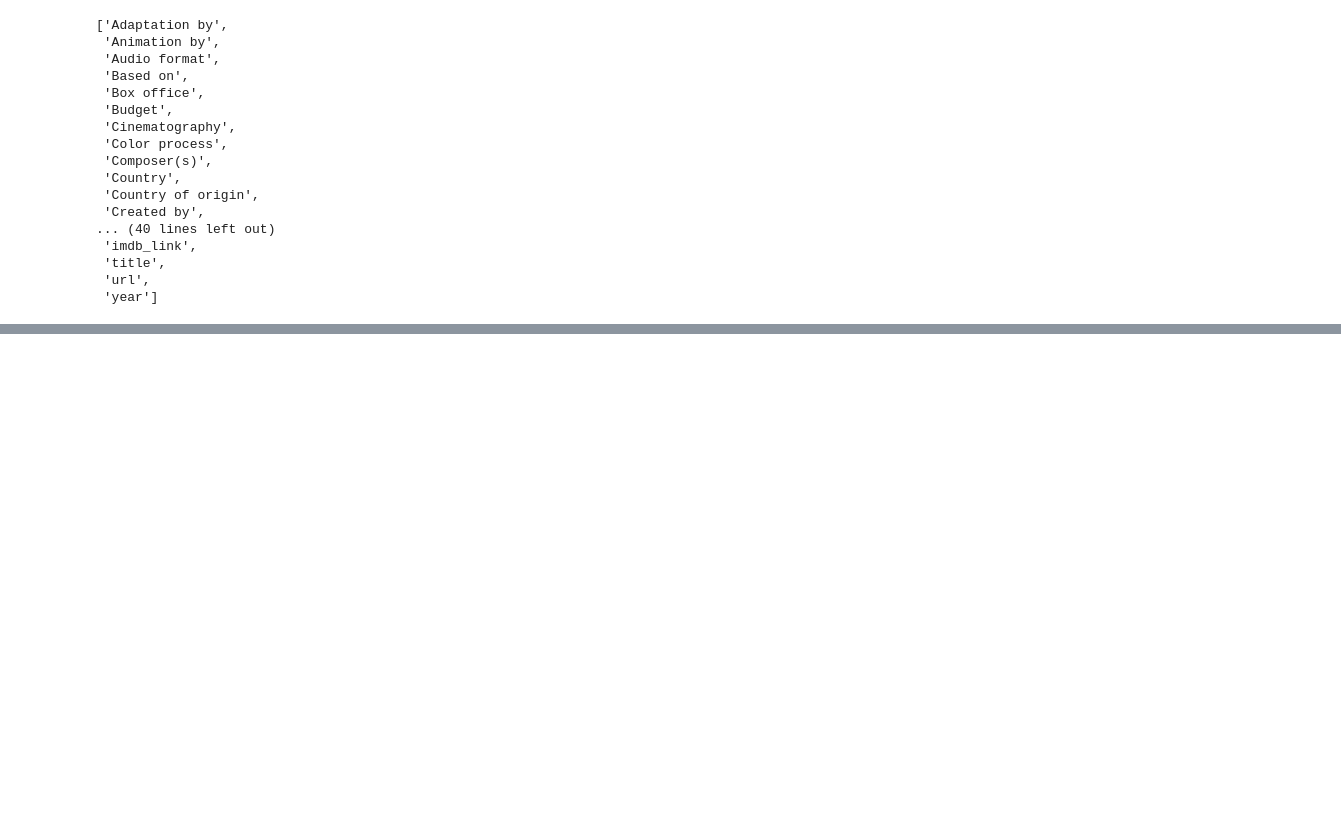
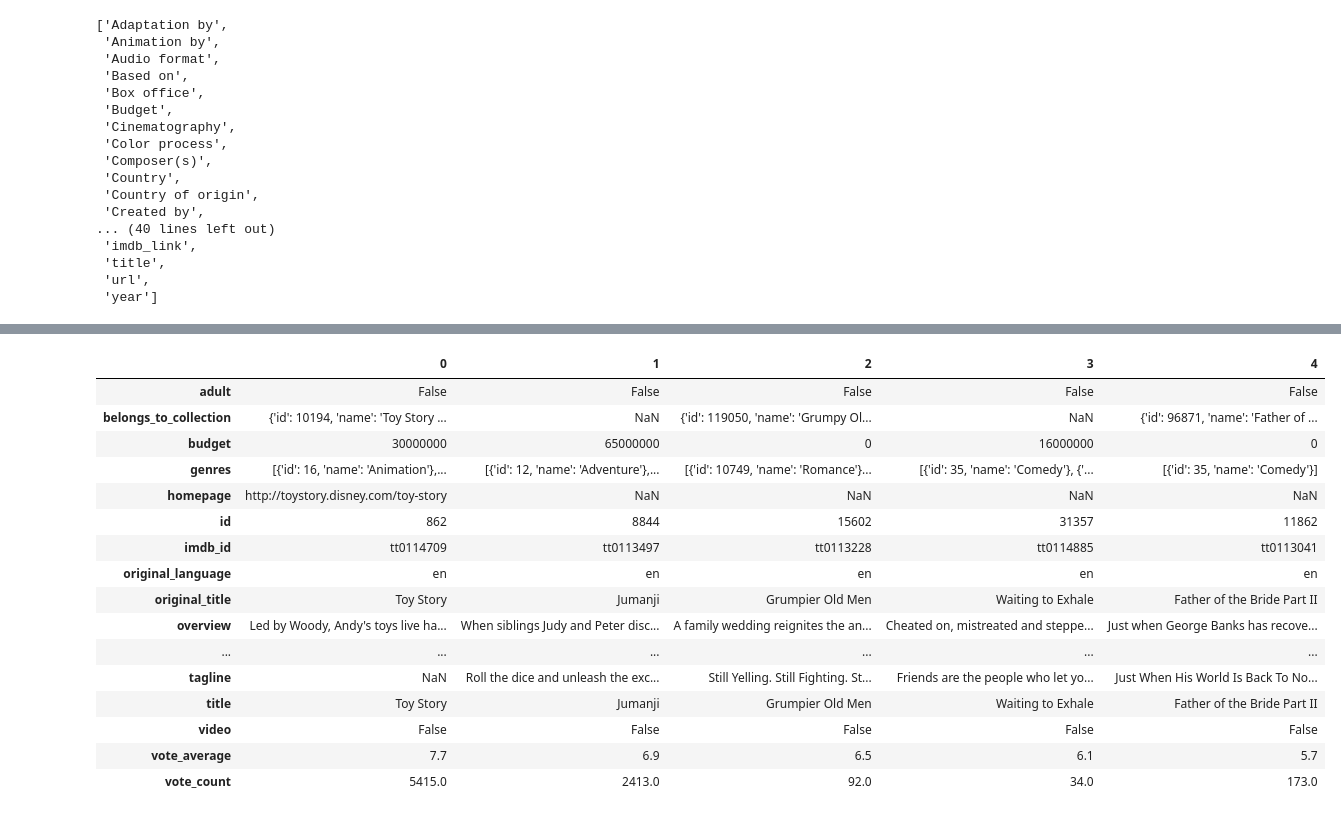
Before and after one commit to kevin-eapen/Movies-ETL, a Jupyter notebook: Movies-ETL.ipynb, the cells around one changed output, grey strips where cells are left out. Saved outputs shown, nothing was run; the diff lists cells and outputs as text; code cells hidden in the pictures; blank space fills up the shorter version.

```diff
--- a/Movies-ETL.ipynb
+++ b/Movies-ETL.ipynb
@@ -290,0 +831,20 @@ sorted(wiki_movies_df.columns.tolist())
+# %%
+kaggle_metadata.head().T
+# %% [output]
+|  | 0 | 1 | 2 | 3 | 4 |
+| adult | False | False | False | False | False |
+| belongs_to_collection | {'id': 10194, 'name': 'Toy Story ... | NaN | {'id': 119050, 'name': 'Grumpy Ol... | NaN | {'id': 96871, 'name': 'Father of ... |
+| budget | 30000000 | 65000000 | 0 | 16000000 | 0 |
+| genres | [{'id': 16, 'name': 'Animation'},... | [{'id': 12, 'name': 'Adventure'},... | [{'id': 10749, 'name': 'Romance'}... | [{'id': 35, 'name': 'Comedy'}, {'... | [{'id': 35, 'name': 'Comedy'}] |
+| homepage | http://toystory.disney.com/toy-story | NaN | NaN | NaN | NaN |
+| id | 862 | 8844 | 15602 | 31357 | 11862 |
+| imdb_id | tt0114709 | tt0113497 | tt0113228 | tt0114885 | tt0113041 |
+| original_language | en | en | en | en | en |
+| original_title | Toy Story | Jumanji | Grumpier Old Men | Waiting to Exhale | Father of the Bride Part II |
+| overview | Led by Woody, Andy's toys live ha... | When siblings Judy and Peter disc... | A family wedding reignites the an... | Cheated on, mistreated and steppe... | Just when George Banks has recove... |
+| ... | ... | ... | ... | ... | ... |
+| tagline | NaN | Roll the dice and unleash the exc... | Still Yelling. Still Fighting. St... | Friends are the people who let yo... | Just When His World Is Back To No... |
+| title | Toy Story | Jumanji | Grumpier Old Men | Waiting to Exhale | Father of the Bride Part II |
+| video | False | False | False | False | False |
+| vote_average | 7.7 | 6.9 | 6.5 | 6.1 | 5.7 |
+| vote_count | 5415.0 | 2413.0 | 92.0 | 34.0 | 173.0 |
```
Also changed, not shown: parts of 60 cells of this notebook.
